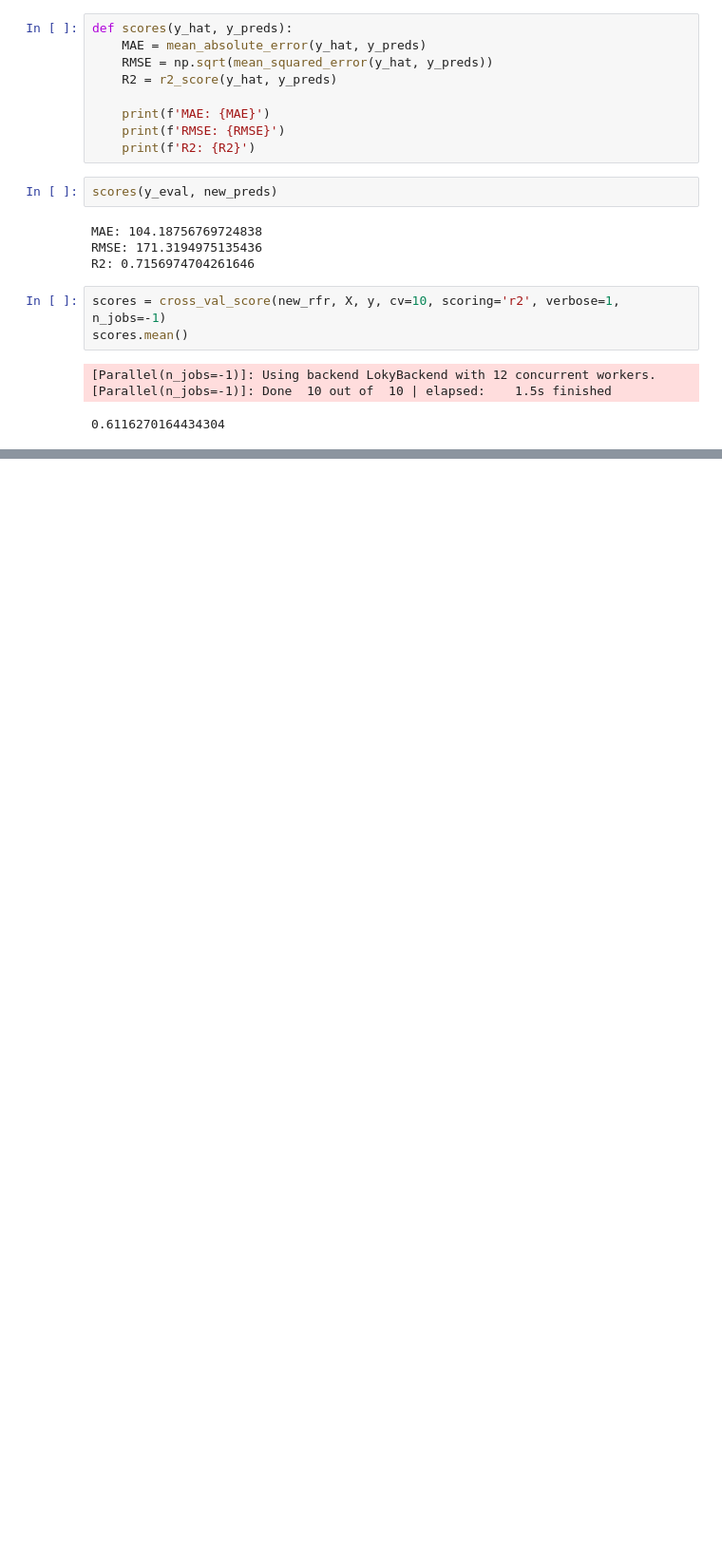
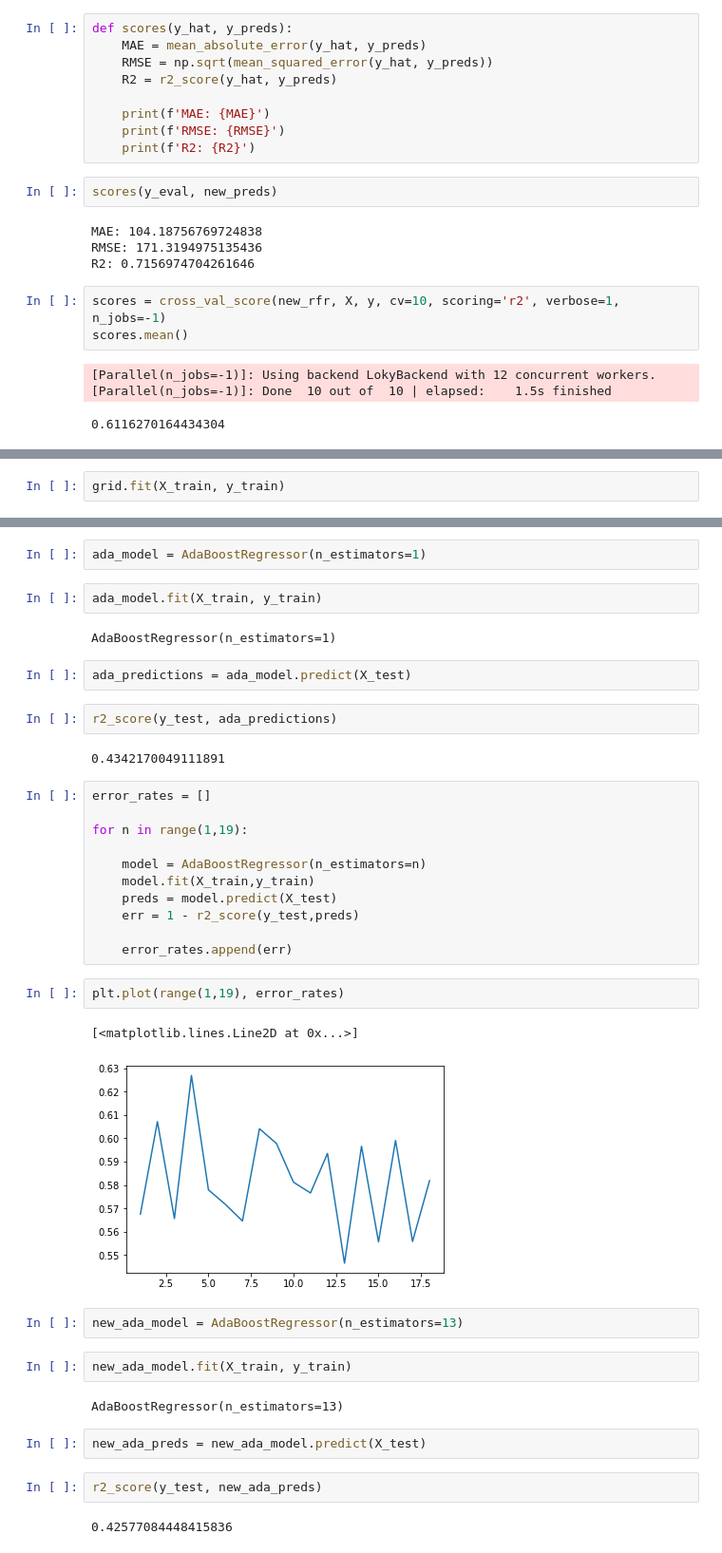
Before and after one commit to CKHarrison/phoenix-rent-predictor, a Jupyter notebook: housing.ipynb, the cells around one changed output, grey strips where cells are left out. Shown at 95% size. Cells and saved outputs as stored; diff of their text form; blank space fills up the shorter version.

```diff
--- a/housing.ipynb
+++ b/housing.ipynb
@@ -974,0 +1279,2 @@ scores.mean()
+# %%
+grid.fit(X_train, y_train)
@@ -974,0 +1311,40 @@ scores.mean()
+# %%
+ada_model = AdaBoostRegressor(n_estimators=1)
+# %%
+ada_model.fit(X_train, y_train)
+# %% [output]
+AdaBoostRegressor(n_estimators=1)
+# %%
+ada_predictions = ada_model.predict(X_test)
+# %%
+r2_score(y_test, ada_predictions)
+# %% [output]
+0.4342170049111891
+# %%
+error_rates = []
+
+for n in range(1,19):
+
+    model = AdaBoostRegressor(n_estimators=n)
+    model.fit(X_train,y_train)
+    preds = model.predict(X_test)
+    err = 1 - r2_score(y_test,preds)
+
+    error_rates.append(err)
+# %%
+plt.plot(range(1,19), error_rates)
+# %% [output]
+[<matplotlib.lines.Line2D at 0x...>]
+[figure, added]
+# %%
+new_ada_model = AdaBoostRegressor(n_estimators=13)
+# %%
+new_ada_model.fit(X_train, y_train)
+# %% [output]
+AdaBoostRegressor(n_estimators=13)
+# %%
+new_ada_preds = new_ada_model.predict(X_test)
+# %%
+r2_score(y_test, new_ada_preds)
+# %% [output]
+0.42577084448415836
```
Also changed, not shown: parts of 66 cells of this notebook, 2 other files.
